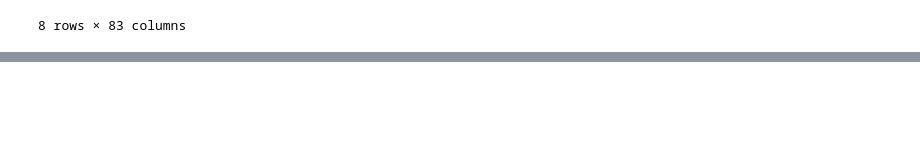
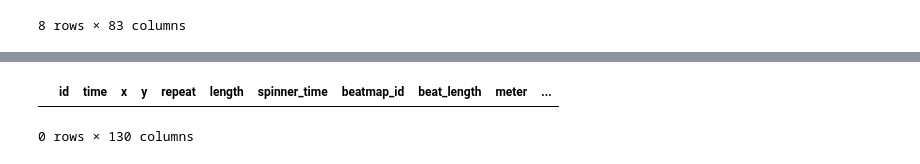
Before and after one commit to saliherdemk/osu-dataset-generator, a Jupyter notebook: notebooks/normalize.ipynb, the cells around one changed output, grey strips where cells are left out. Drawn from its saved outputs; the diff is of its cells as text; code cells hidden in the pictures; blank space fills up the shorter version.

```diff
--- a/notebooks/normalize.ipynb
+++ b/notebooks/normalize.ipynb
@@ -120,0 +123,2 @@ df.describe()
+# %%
+df = pd.read_csv("/mnt/L-HDD/try_dataset/normalized.csv")
@@ -120,0 +141,5 @@ df.describe()
+# %%
+df[df["difficulty_rating_12"]==True]
+# %% [output]
+|  | id | time | x | y | repeat | length | spinner_time | beatmap_id | beat_length | meter | ... |
+0 rows × 130 columns
```
Also changed, not shown: parts of 2 cells of this notebook, 4 other files.
